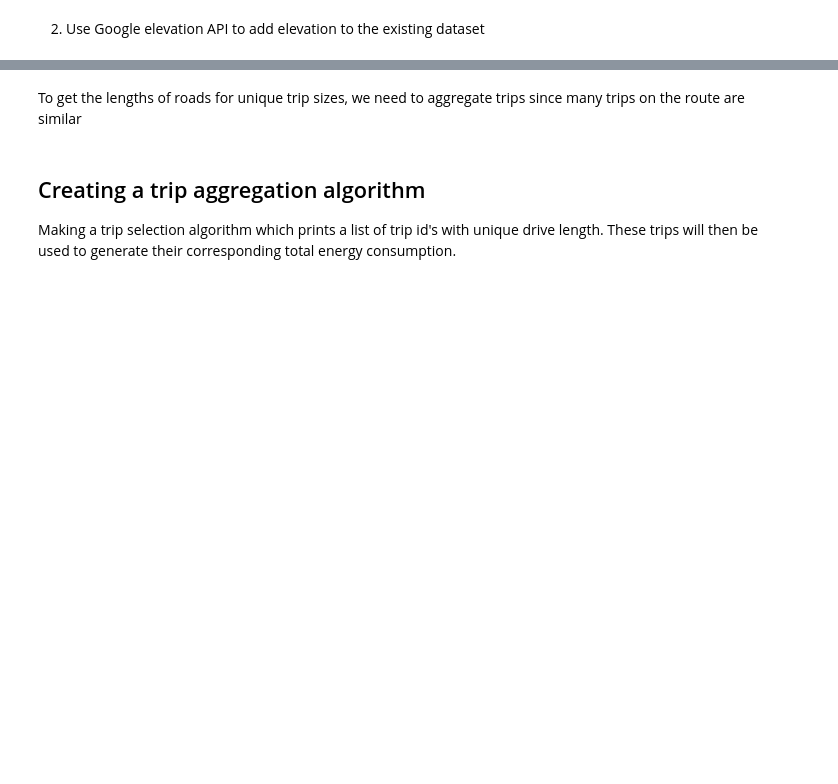
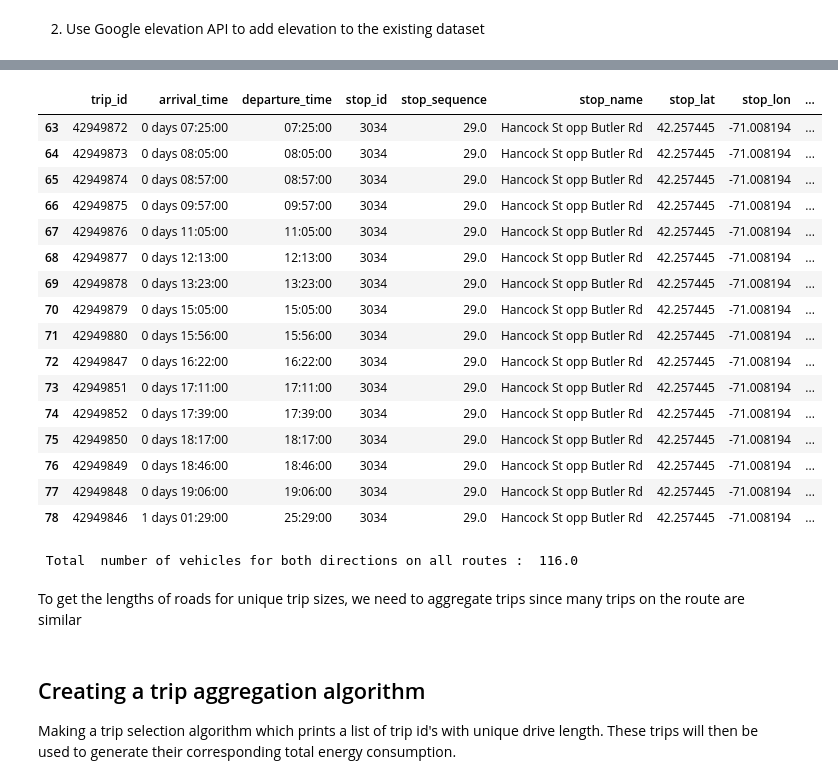
Before and after one commit to UpadhiV/evfleets, a Jupyter notebook: Boston .ipynb, the cells around one changed output, grey strips where cells are left out. Saved outputs shown, nothing was run; the diff lists cells and outputs as text; code cells hidden in the pictures; blank space fills up the shorter version.

```diff
--- a/Boston .ipynb
+++ b/Boston .ipynb
@@ -205,0 +210,5 @@ elv.to_sql('mbta_elevation',con=engine, index = False, if_exists = 'replace')
+# %%
+#importing the route data
+query = "SELECT * FROM mbta_datar ;"
+df = pd.read_sql(query, engine)
+df.head()
@@ -205,0 +256,38 @@ elv.to_sql('mbta_elevation',con=engine, index = False, if_exists = 'replace')
+# %%
+#creating a dataframe for trip information on the selected stops for key routes in a particular direction on weekday
+bf = pd.DataFrame()
+
+for index in time_df.index:
+    bf = bf.append(df[(df.route_id == time_df.iloc[index].route_id )&(df.direction_id == 0) & (df.service_id == "WinterWeekday")&(df.stop_id == time_df.iloc[index].stops )]).drop(columns = "index")
+    bf = bf.drop_duplicates(subset = "arrival_time", keep = "first")
+bf=bf.sort_values(by = ["route_id","arrival_time"] ).reset_index(drop =True)
+bf.arrival_time=pd.to_timedelta(bf.arrival_time)
+
+
+#calculating headway(in minutes) between trips for all the routes
+for route in key_routes:
+    rf = bf[bf.route_id == route]
+    for index in rf.index[1:]:
+        bf.loc[bf.index == index, "headway"] = ((rf.arrival_time[index]- rf.arrival_time[index-1]).seconds)/60
+
+bf.to_sql("mbta_stop_trip_data", con = engine,if_exists = 'replace' )
+# %%
+bf[bf.route_id == "210"]
+# %% [output]
+|  | trip_id | arrival_time | departure_time | stop_id | stop_sequence | stop_name | stop_lat | stop_lon | ... |
+| 63 | 42949872 | 0 days 07:25:00 | 07:25:00 | 3034 | 29.0 | Hancock St opp Butler Rd | 42.257445 | -71.008194 | ... |
+| 64 | 42949873 | 0 days 08:05:00 | 08:05:00 | 3034 | 29.0 | Hancock St opp Butler Rd | 42.257445 | -71.008194 | ... |
+| 65 | 42949874 | 0 days 08:57:00 | 08:57:00 | 3034 | 29.0 | Hancock St opp Butler Rd | 42.257445 | -71.008194 | ... |
+| 66 | 42949875 | 0 days 09:57:00 | 09:57:00 | 3034 | 29.0 | Hancock St opp Butler Rd | 42.257445 | -71.008194 | ... |
+| 67 | 42949876 | 0 days 11:05:00 | 11:05:00 | 3034 | 29.0 | Hancock St opp Butler Rd | 42.257445 | -71.008194 | ... |
+| 68 | 42949877 | 0 days 12:13:00 | 12:13:00 | 3034 | 29.0 | Hancock St opp Butler Rd | 42.257445 | -71.008194 | ... |
+| 69 | 42949878 | 0 days 13:23:00 | 13:23:00 | 3034 | 29.0 | Hancock St opp Butler Rd | 42.257445 | -71.008194 | ... |
+| 70 | 42949879 | 0 days 15:05:00 | 15:05:00 | 3034 | 29.0 | Hancock St opp Butler Rd | 42.257445 | -71.008194 | ... |
+| 71 | 42949880 | 0 days 15:56:00 | 15:56:00 | 3034 | 29.0 | Hancock St opp Butler Rd | 42.257445 | -71.008194 | ... |
+| 72 | 42949847 | 0 days 16:22:00 | 16:22:00 | 3034 | 29.0 | Hancock St opp Butler Rd | 42.257445 | -71.008194 | ... |
+| 73 | 42949851 | 0 days 17:11:00 | 17:11:00 | 3034 | 29.0 | Hancock St opp Butler Rd | 42.257445 | -71.008194 | ... |
+| 74 | 42949852 | 0 days 17:39:00 | 17:39:00 | 3034 | 29.0 | Hancock St opp Butler Rd | 42.257445 | -71.008194 | ... |
+| 75 | 42949850 | 0 days 18:17:00 | 18:17:00 | 3034 | 29.0 | Hancock St opp Butler Rd | 42.257445 | -71.008194 | ... |
+| 76 | 42949849 | 0 days 18:46:00 | 18:46:00 | 3034 | 29.0 | Hancock St opp Butler Rd | 42.257445 | -71.008194 | ... |
+| 77 | 42949848 | 0 days 19:06:00 | 19:06:00 | 3034 | 29.0 | Hancock St opp Butler Rd | 42.257445 | -71.008194 | ... |
+| 78 | 42949846 | 1 days 01:29:00 | 25:29:00 | 3034 | 29.0 | Hancock St opp Butler Rd | 42.257445 | -71.008194 | ... |
@@ -206,3 +317,8 @@ elv.to_sql('mbta_elevation',con=engine, index = False, if_exists = 'replace')
+# %%
+#total number of vehicles on all routes
+print (" Total  number of vehicles for both directions on all routes : " , sum(num_vehicles) )
+# %% [output]
+ Total  number of vehicles for both directions on all routes :  116.0
 # %% [markdown]
 To get the lengths of roads for unique trip sizes, we need to aggregate trips since many trips on the route are similar
 # %% [markdown]
```
Also changed, not shown: parts of 13 cells of this notebook.
